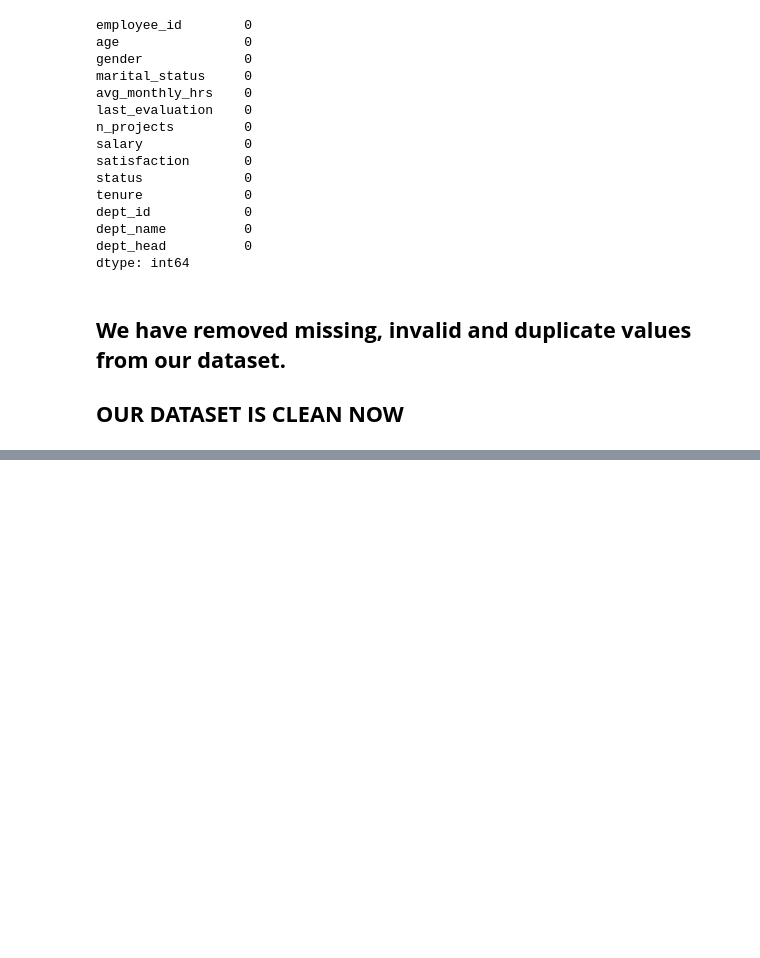
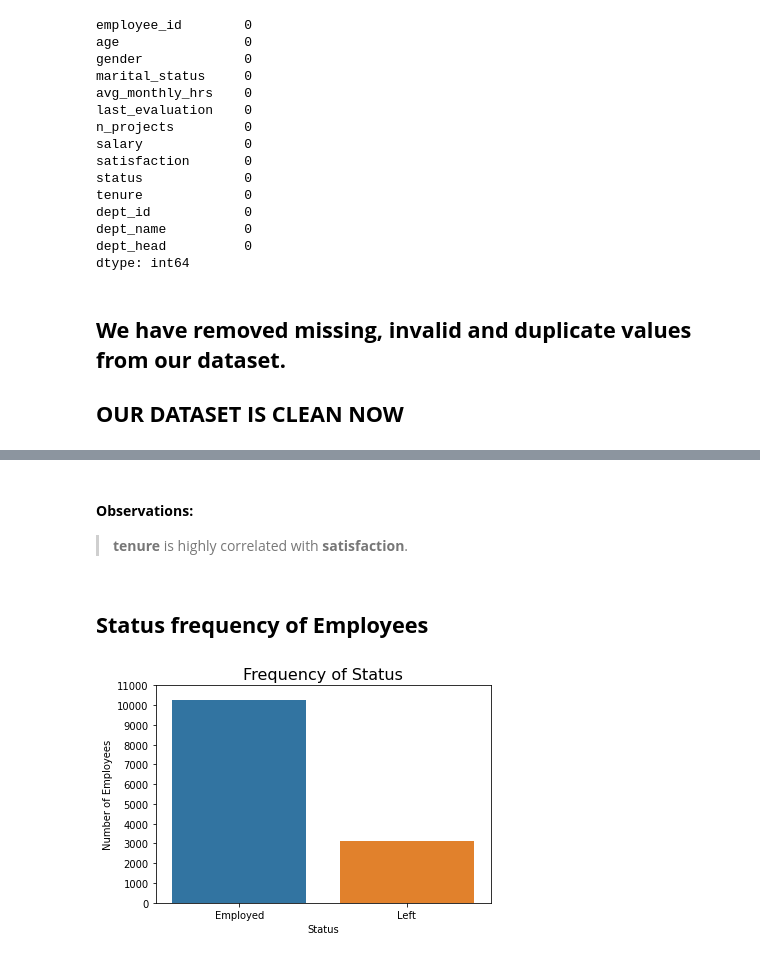
Before and after one commit to bhupeshmahara/INSAID-GCD-Capstone, a Jupyter notebook: 1005_GCD_Capstone_Project_Bhupesh.ipynb, the cells around one changed output, grey strips where cells are left out. Cells and saved outputs as stored; diff of their text form; code cells hidden in the pictures; blank space fills up the shorter version.

```diff
--- a/1005_GCD_Capstone_Project_Bhupesh.ipynb
+++ b/1005_GCD_Capstone_Project_Bhupesh.ipynb
@@ -576,0 +585,18 @@ plt.show()
+# %% [markdown]
+#### __Observations:__
+
+
+> __tenure__ is highly correlated with __satisfaction__.
+# %% [markdown]
+## __Status frequency of Employees__
+# %%
+sns.countplot(x="status", data=df_final)
+# df_final['status'].value_counts().plot.bar()
+# plt.xticks(rotation=0, size=12)
+plt.yticks(ticks=np.arange(0, 12000, 1000))
+plt.xlabel(xlabel='Status')
+plt.ylabel(ylabel='Number of Employees')
+plt.title('Frequency of Status', fontsize=16)
+plt.show()
+# %% [output]
+[figure, added]
```
Also changed, not shown: parts of 16 cells of this notebook.
